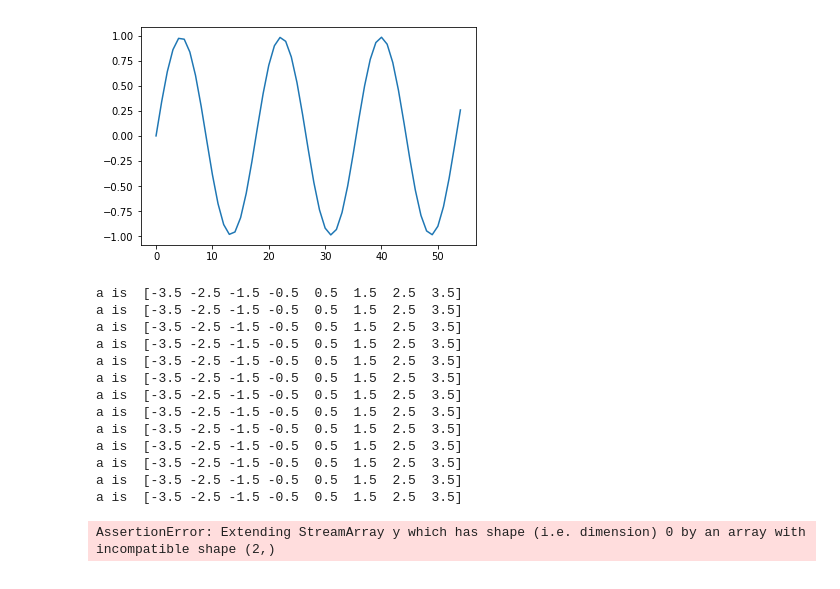
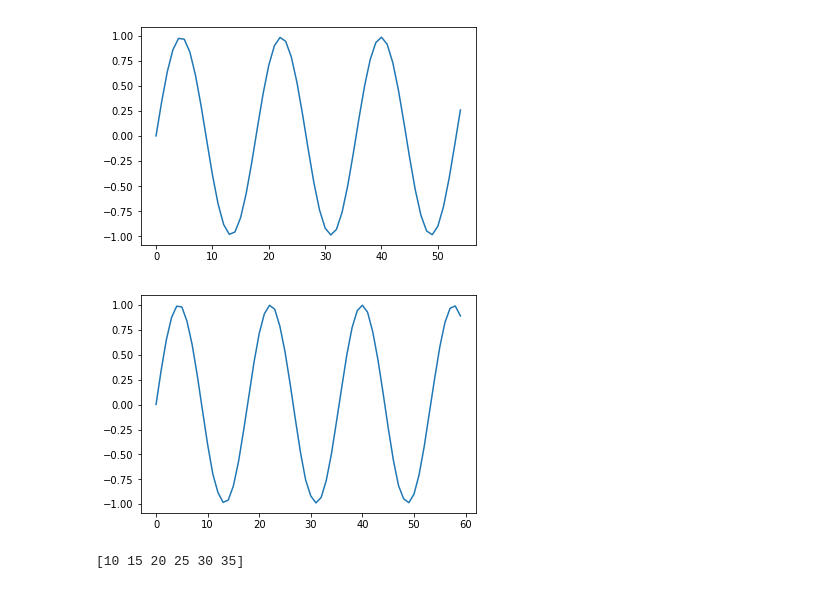
Before and after one commit to AssembleSoftware/IoTPy, a Jupyter notebook: examples/ExamplesOfSimpleSnippets.ipynb, the cells around one changed output. Saved outputs shown, nothing was run; the diff lists cells and outputs as text; code cells hidden in the pictures.

```diff
--- a/examples/ExamplesOfSimpleSnippets.ipynb
+++ b/examples/ExamplesOfSimpleSnippets.ipynb
@@ -110,12 +85,3 @@ test_subtract_mean()
-# %%
-#----------------------------------------------------
-# Agent that subtracts the mean in a stream in blocks
-#----------------------------------------------------
-@map_w
-def subtract_mean_block(window, block_size):
-    a = window - np.mean(window)
-    print ('a is ', a)
-    return a[:block_size]
 # %%
 import matplotlib.pyplot as plt
 NUM_CYCLES= 4
@@ -131,9 +97,39 @@ plt.show()
 # %%
 y_stream = StreamArray('y_stream')
-z = subtract_mean(y_stream, window_size=18)
+z = StreamArray('z')
+subtract_mean(in_stream=y_stream, out_stream=z, window_size=18, step_size=1)
 y_stream.extend(y)
 run()
 plt.plot(recent_values(z))
 plt.show()
 # %% [output]
 [figure]
+# %%
+from IoTPy.core.stream import _multivalue
+#----------------------------------------------------
+# Agent that subtracts the mean in a stream in blocks
+#----------------------------------------------------
+@map_w
+def subtract_mean_block(window, block_size):
+    a = window - np.mean(window)
+    return _multivalue(a[:block_size])
+# %%
+def test_subtract_mean_block():
+    NUM_CYCLES= 4
+    NUM_POINTS_PER_CYCLE=18
+
+    x = np.linspace(0, NUM_CYCLES*2*np.pi, num=NUM_CYCLES*NUM_POINTS_PER_CYCLE)
+    y = np.sin(x) + 1.0
+    # Declare streams
+    y_stream = StreamArray('y_stream')
+    z = StreamArray('z')
+    subtract_mean_block(in_stream=y_stream, out_stream=z, window_size=18, step_size=6,
+                       block_size=6)
+    y_stream.extend(y)
+    run()
+
+    plt.plot(recent_values(z))
+    plt.show()
+test_subtract_mean_block()
+# %% [output]
+[figure, added]
@@ -140,33 +152,21 @@ plt.show()
 # %%
-def test_subtract_mean_block():
+def test_sum_window_incremental():
     # Declare streams
-    x = StreamArray('x')
-    y = StreamArray('y')
+    x = StreamArray('x', dtype='int')
+    y = StreamArray('y', dtype='int')
 
     # Create agent
-    subtract_mean_block(x, y, window_size=8, step_size=2, block_size=2)
+    sum_window_incremental(in_stream=x, out_stream=y, window_size=5)
 
-    # Put data in input streams
-    x.extend(np.arange(32, dtype=float))
+    # Put data in streams
+    x.extend(list(range(10)))
 
     # Execute a step
     run()
 
-    # Look at values in output streams
-    print (recent_values(y))
-test_subtract_mean_block()
+    # Look at values of output streams
+    print(recent_values(y))
+
+test_sum_window_incremental()
 # %% [output]
-a is  [-3.5 -2.5 -1.5 -0.5  0.5  1.5  2.5  3.5]
-a is  [-3.5 -2.5 -1.5 -0.5  0.5  1.5  2.5  3.5]
-a is  [-3.5 -2.5 -1.5 -0.5  0.5  1.5  2.5  3.5]
-a is  [-3.5 -2.5 -1.5 -0.5  0.5  1.5  2.5  3.5]
-a is  [-3.5 -2.5 -1.5 -0.5  0.5  1.5  2.5  3.5]
-a is  [-3.5 -2.5 -1.5 -0.5  0.5  1.5  2.5  3.5]
-a is  [-3.5 -2.5 -1.5 -0.5  0.5  1.5  2.5  3.5]
-a is  [-3.5 -2.5 -1.5 -0.5  0.5  1.5  2.5  3.5]
-a is  [-3.5 -2.5 -1.5 -0.5  0.5  1.5  2.5  3.5]
-a is  [-3.5 -2.5 -1.5 -0.5  0.5  1.5  2.5  3.5]
-a is  [-3.5 -2.5 -1.5 -0.5  0.5  1.5  2.5  3.5]
-a is  [-3.5 -2.5 -1.5 -0.5  0.5  1.5  2.5  3.5]
-a is  [-3.5 -2.5 -1.5 -0.5  0.5  1.5  2.5  3.5]
+[10 15 20 25 30 35]
-AssertionError: Extending StreamArray y which has shape (i.e. dimension) 0 by an array with incompatible shape (2,)
```
Also changed, not shown: parts of 8 cells of this notebook.
